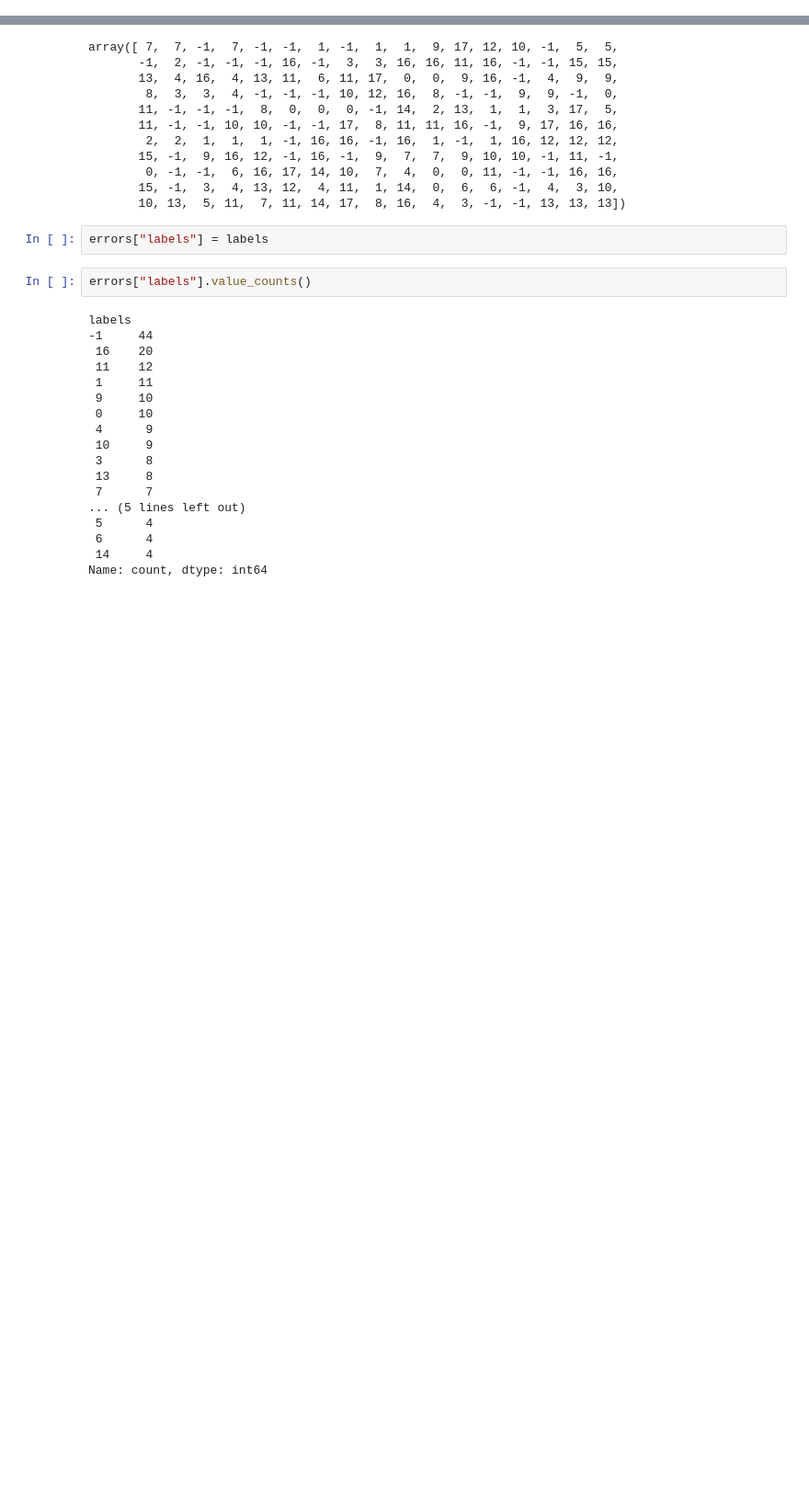
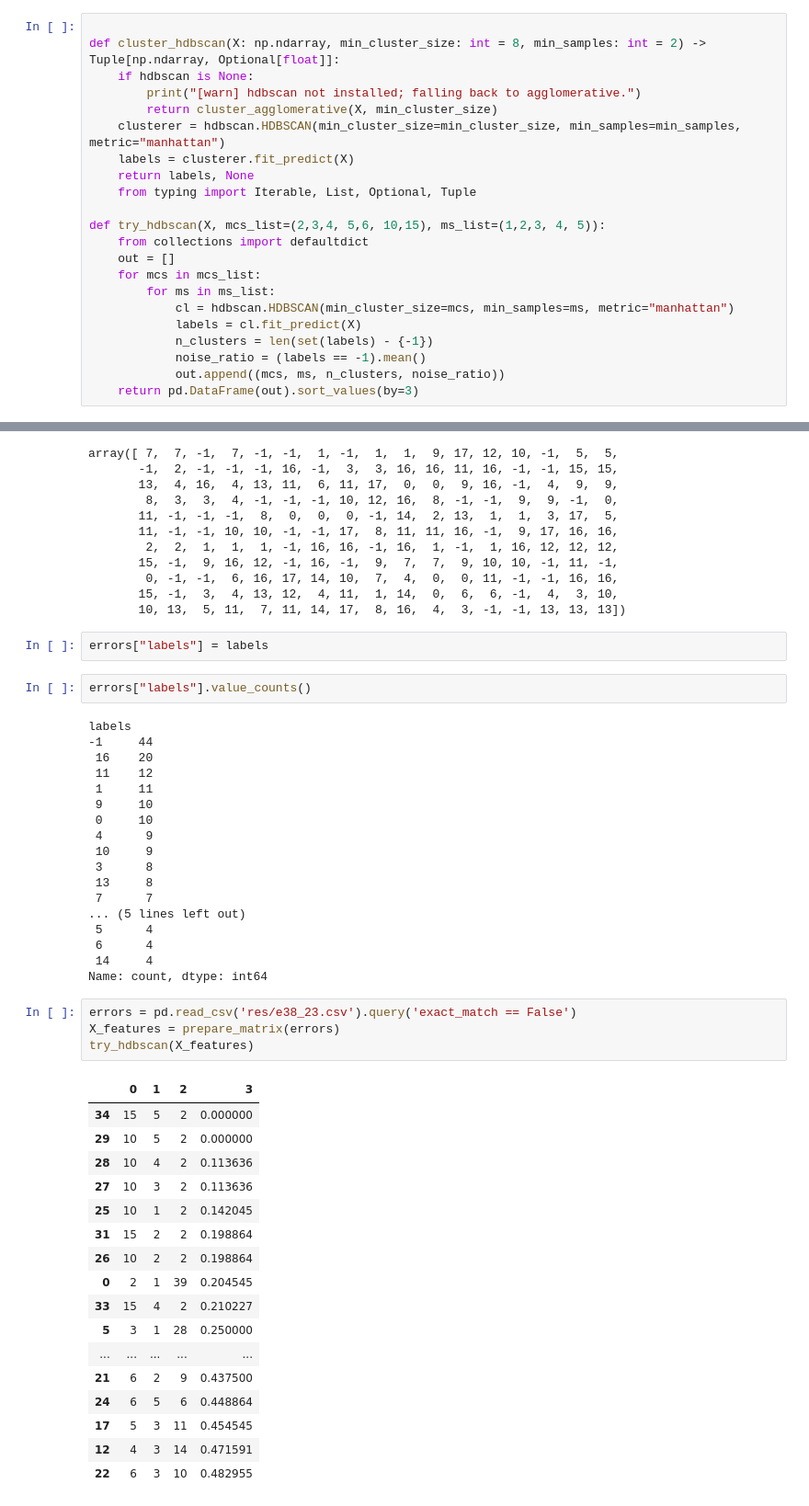
Before and after one commit to apandyud/small_mods, a Jupyter notebook: Cluster5_features.ipynb, the cells around one changed output, grey strips where cells are left out. Shown: that part at 92% size. Cells and saved outputs as stored; diff of their text form; blank space fills up the shorter version.

Commit message:
cluster experiments1

```diff
--- a/Cluster5_features.ipynb
+++ b/Cluster5_features.ipynb
@@ -14,0 +74,22 @@ from sklearn.feature_extraction import DictVectorizer
+# %%
+
+def cluster_hdbscan(X: np.ndarray, min_cluster_size: int = 8, min_samples: int = 2) -> Tuple[np.ndarray, Optional[float]]:
+    if hdbscan is None:
+        print("[warn] hdbscan not installed; falling back to agglomerative.")
+        return cluster_agglomerative(X, min_cluster_size)
+    clusterer = hdbscan.HDBSCAN(min_cluster_size=min_cluster_size, min_samples=min_samples, metric="manhattan")
+    labels = clusterer.fit_predict(X)
+    return labels, None
+    from typing import Iterable, List, Optional, Tuple
+
+def try_hdbscan(X, mcs_list=(2,3,4, 5,6, 10,15), ms_list=(1,2,3, 4, 5)):
+    from collections import defaultdict
+    out = []
+    for mcs in mcs_list:
+        for ms in ms_list:
+            cl = hdbscan.HDBSCAN(min_cluster_size=mcs, min_samples=ms, metric="manhattan")
+            labels = cl.fit_predict(X)
+            n_clusters = len(set(labels) - {-1})
+            noise_ratio = (labels == -1).mean()
+            out.append((mcs, ms, n_clusters, noise_ratio))
+    return pd.DataFrame(out).sort_values(by=3)
@@ -166,3 +159,25 @@ labels
  6      4
  14     4
 Name: count, dtype: int64
+# %%
+errors = pd.read_csv('res/e38_23.csv').query('exact_match == False')
+X_features = prepare_matrix(errors)
+try_hdbscan(X_features)
+# %% [output]
+|  | 0 | 1 | 2 | 3 |
+| 34 | 15 | 5 | 2 | 0.000000 |
+| 29 | 10 | 5 | 2 | 0.000000 |
+| 28 | 10 | 4 | 2 | 0.113636 |
+| 27 | 10 | 3 | 2 | 0.113636 |
+| 25 | 10 | 1 | 2 | 0.142045 |
+| 31 | 15 | 2 | 2 | 0.198864 |
+| 26 | 10 | 2 | 2 | 0.198864 |
+| 0 | 2 | 1 | 39 | 0.204545 |
+| 33 | 15 | 4 | 2 | 0.210227 |
+| 5 | 3 | 1 | 28 | 0.250000 |
+| ... | ... | ... | ... | ... |
+| 21 | 6 | 2 | 9 | 0.437500 |
+| 24 | 6 | 5 | 6 | 0.448864 |
+| 17 | 5 | 3 | 11 | 0.454545 |
+| 12 | 4 | 3 | 14 | 0.471591 |
+| 22 | 6 | 3 | 10 | 0.482955 |
```
Also changed, not shown: parts of 23 cells of this notebook, 12 other files.
